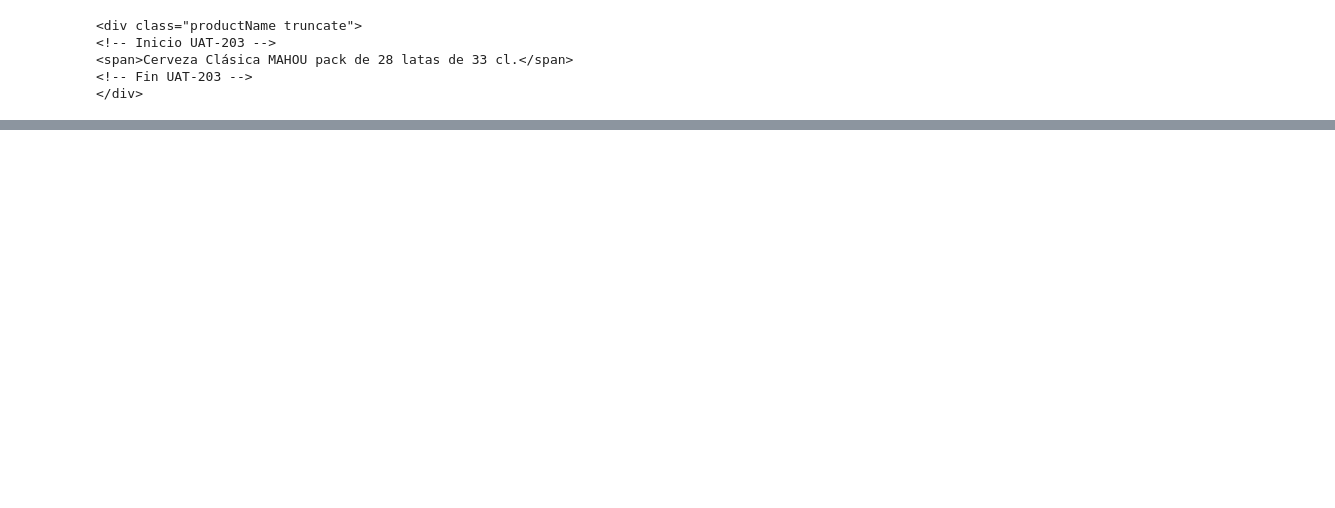
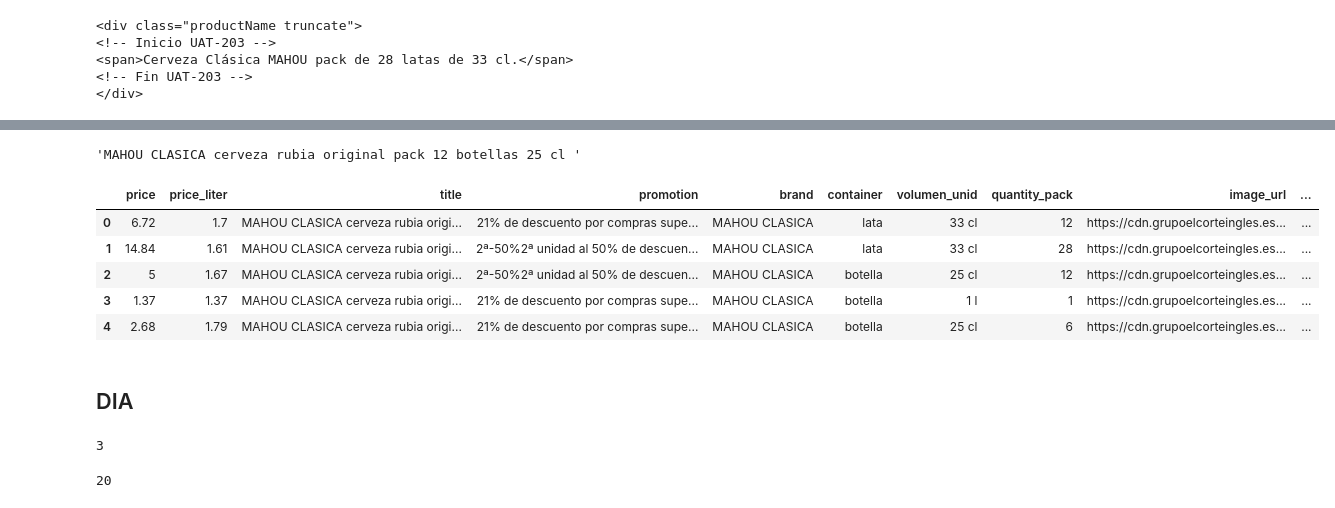
Before and after one commit to ivancompany92/Birras_Pipol_House, a Jupyter notebook: notebooks/pruebas.ipynb, the cells around one changed output, grey strips where cells are left out. Saved outputs shown, nothing was run; the diff lists cells and outputs as text; code cells hidden in the pictures; blank space fills up the shorter version.

```diff
--- a/notebooks/pruebas.ipynb
+++ b/notebooks/pruebas.ipynb
@@ -294,0 +319,9 @@ data_beer_alcampo.head()
+# %%
+list_pages_corteingles = list(range(1,26))
+table_pages_corteingles =[]
+for number in list_pages_corteingles:
+    url_corteingles = f'https://elcorteingles.es/supermercado/bebidas/cervezas/{number}/'
+    html = requests.get(url_corteingles, headers=header).text
+    soup_corteingles= BeautifulSoup(html, 'lxml')
+    table_corteingles = soup_corteingles.find_all('div',{'class':'grid-item'})
+    table_pages_corteingles.append(table_corteingles)
@@ -294,0 +353,6 @@ data_beer_alcampo.head()
+# %%
+#brand corte ingles
+def get_brand_corteingles(data_text):
+    brand_raw = data_text.text
+    brand = re.split('cervez',brand_raw)
+    return brand[0]
@@ -294,0 +365,41 @@ data_beer_alcampo.head()
+# %%
+#image corte ingles
+def get_image_corteingles(data_text):
+    return 'https:'+data_text.find_all('img')[0].get('src')
+# %%
+data_raw_corteingles[2][3].text
+# %% [output]
+'MAHOU CLASICA cerveza rubia original pack 12 botellas 25 cl '
+# %%
+data_beer_corteingles = pd.DataFrame(index=range(0,len(data_raw_corteingles)),columns=['price','price_liter',
+                                                                           'title','promotion','brand',
+                                                                          'container','volumen_unid',
+                                                                          'quantity_pack','image_url',
+                                                                        'supermarket'])
+for beer_number in range(len(data_raw_corteingles)):
+    data_beer_corteingles.iloc[beer_number,0] = get_price_alcampo(data_raw_corteingles[beer_number][1])
+    data_beer_corteingles.iloc[beer_number,1] = get_price_liter_alcampo(data_raw_corteingles[beer_number][2])
+    data_beer_corteingles.iloc[beer_number,2] = get_tittle_alcampo(data_raw_corteingles[beer_number][3])
+    data_beer_corteingles.iloc[beer_number,4] = get_brand_corteingles(data_raw_corteingles[beer_number][3])
+    data_beer_corteingles.iloc[beer_number,5] = get_container(data_raw_corteingles[beer_number][3])
+    data_beer_corteingles.iloc[beer_number,6] = get_volumen_unid_alcampo(data_raw_corteingles[beer_number][3])
+    data_beer_corteingles.iloc[beer_number,7] = get_quantity_pack(data_raw_corteingles[beer_number][3])
+    data_beer_corteingles.iloc[beer_number,8] = get_image_corteingles(data_raw_corteingles[beer_number][0])
+    data_beer_corteingles.iloc[beer_number,9] = 'El Corte Ingles'
+    if len(data_raw_corteingles[beer_number]) > 4:
+        data_beer_corteingles.iloc[beer_number,3] = get_promotion_alcampo(data_raw_corteingles[beer_number][4])
+        if len(data_raw_corteingles[beer_number]) > 5:
+            data_beer_corteingles.iloc[beer_number,3] += '..SECOND OFFERT: '+ get_promotion_alcampo(data_raw_corteingles[beer_number][5])
+    else:
+        data_beer_corteingles.iloc[beer_number,3] = 'No promotion'
+# %%
+data_beer_corteingles.head()
+# %% [output]
+|  | price | price_liter | title | promotion | brand | container | volumen_unid | quantity_pack | image_url | ... |
+| 0 | 6.72 | 1.7 | MAHOU CLASICA cerveza rubia origi... | 21% de descuento por compras supe... | MAHOU CLASICA | lata | 33 cl | 12 | https://cdn.grupoelcorteingles.es... | ... |
+| 1 | 14.84 | 1.61 | MAHOU CLASICA cerveza rubia origi... | 2ª-50%2ª unidad al 50% de descuen... | MAHOU CLASICA | lata | 33 cl | 28 | https://cdn.grupoelcorteingles.es... | ... |
+| 2 | 5 | 1.67 | MAHOU CLASICA cerveza rubia origi... | 2ª-50%2ª unidad al 50% de descuen... | MAHOU CLASICA | botella | 25 cl | 12 | https://cdn.grupoelcorteingles.es... | ... |
+| 3 | 1.37 | 1.37 | MAHOU CLASICA cerveza rubia origi... | 21% de descuento por compras supe... | MAHOU CLASICA | botella | 1 l | 1 | https://cdn.grupoelcorteingles.es... | ... |
+| 4 | 2.68 | 1.79 | MAHOU CLASICA cerveza rubia origi... | 21% de descuento por compras supe... | MAHOU CLASICA | botella | 25 cl | 6 | https://cdn.grupoelcorteingles.es... | ... |
+# %% [markdown]
+## DIA
@@ -294,0 +415,8 @@ data_beer_alcampo.head()
+# %%
+len(table_pages_dia)
+# %% [output]
+3
+# %%
+len(table_pages_dia[2])
+# %% [output]
+20
```
Also changed, not shown: parts of 38 cells of this notebook.
